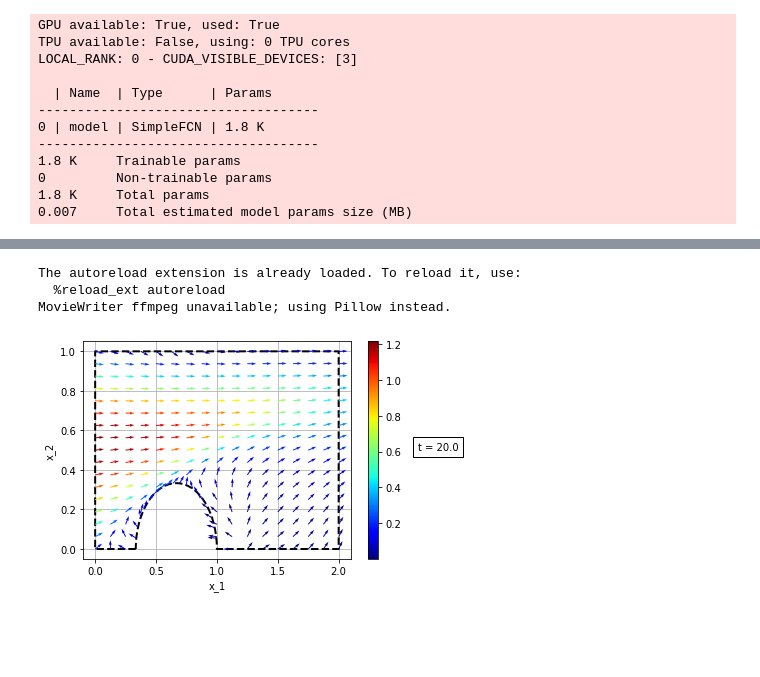
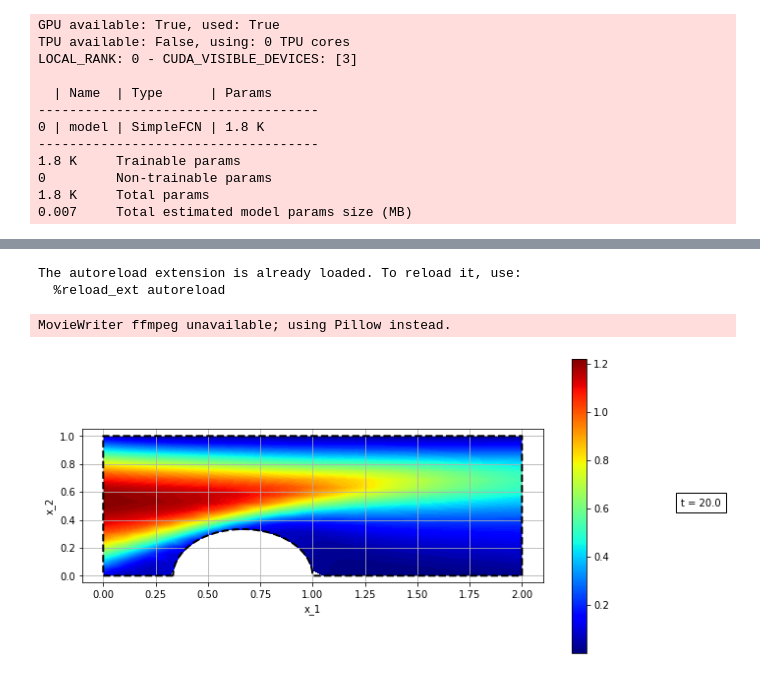
Before and after one commit to boschresearch/torchphysics, a Jupyter notebook: examples/burgers_equation.ipynb, the cells around one changed output, grey strips where cells are left out. Cells and saved outputs as stored; diff of their text form; code cells hidden in the pictures; blank space fills up the shorter version.

```diff
--- a/examples/burgers_equation.ipynb
+++ b/examples/burgers_equation.ipynb
@@ -137,7 +137,7 @@ LOCAL_RANK: 0 - CUDA_VISIBLE_DEVICES: [0]
 0.007     Total estimated model params size (MB)
 # %%
 solver.optimizer = torch.optim.LBFGS
-solver.lr = 1
+solver.lr = 0,5
 
 trainer = pl.Trainer(gpus='-1' if torch.cuda.is_available() else None,
                      logger=False,
@@ -174,15 +174,15 @@ fig.axes[0].set_box_aspect(aspect = 1/3)
 # %%
 %load_ext autoreload
 %autoreload 2
 from torchphysics.utils.animation import animation
-fig, ani = animation(model=solver.model, plot_variables=x, domain_points=300,
-                animation_variable=t, frame_number=100, ani_type='contour_surface')
-                                                    # ani_type ='quiver_2D' for arrows
+fig, ani = animation(model=solver.model, plot_variables=x, domain_points=400,
+                     animation_variable=t, frame_number=100, ani_type='contour_surface')
+                                                    # ani_type ='quiver_2D' for vectors
 fig.set_size_inches(10.5, 5.5)
 fig.axes[0].set_box_aspect(aspect = 1/3)
 ani.save('flow.gif')
 # %% [output]
 The autoreload extension is already loaded. To reload it, use:
   %reload_ext autoreload
-MovieWriter ffmpeg unavailable; using Pillow instead.
+MovieWriter ffmpeg unavailable; using Pillow instead.
-[figure, old version]
+[figure, new version]
```
Also changed, not shown: parts of 1 cell of this notebook.
